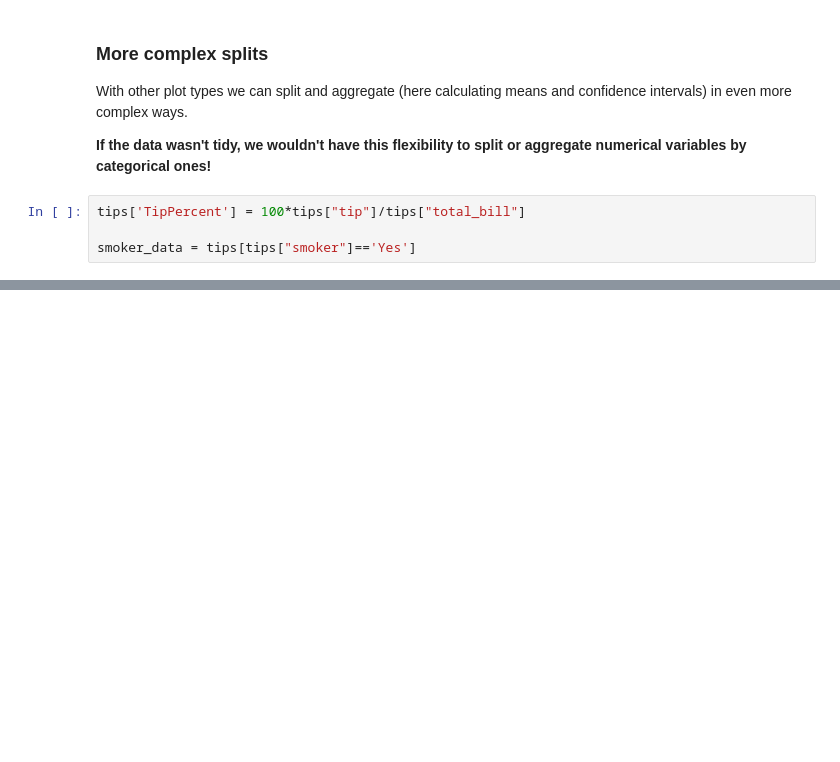
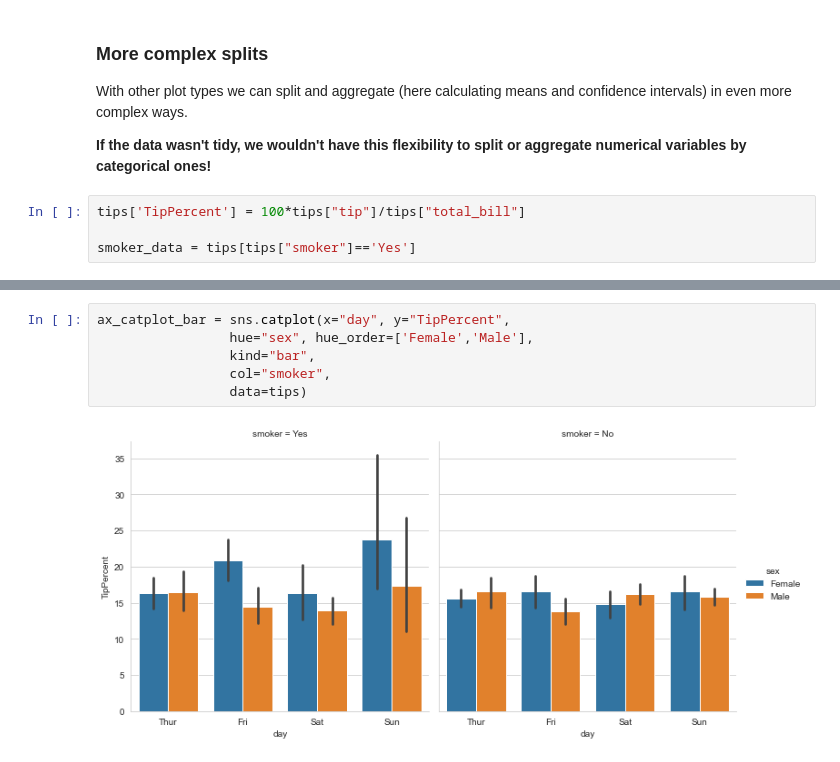
Before and after one commit to emonson/pandas-jupyterlab, a Jupyter notebook: SeabornIntro.ipynb, the cells around one changed output, grey strips where cells are left out. Cells and saved outputs as stored; diff of their text form; blank space fills up the shorter version.

```diff
--- a/SeabornIntro.ipynb
+++ b/SeabornIntro.ipynb
@@ -120,3 +162,11 @@ ax_point = sns.catplot(x="day", y="TipPercent",
                  data=smoker_data)
 # %% [output]
 [figure]
+# %%
+ax_catplot_bar = sns.catplot(x="day", y="TipPercent",
+                 hue="sex", hue_order=['Female','Male'],
+                 kind="bar",
+                 col="smoker",
+                 data=tips)
+# %% [output]
+[figure, added]
```
Also changed, not shown: parts of 35 cells of this notebook, 13 other files.
